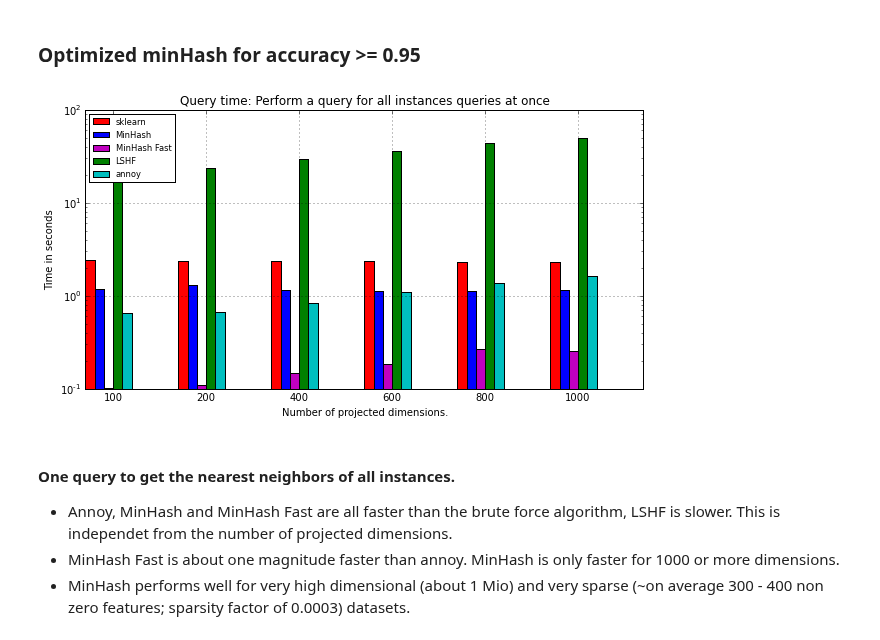
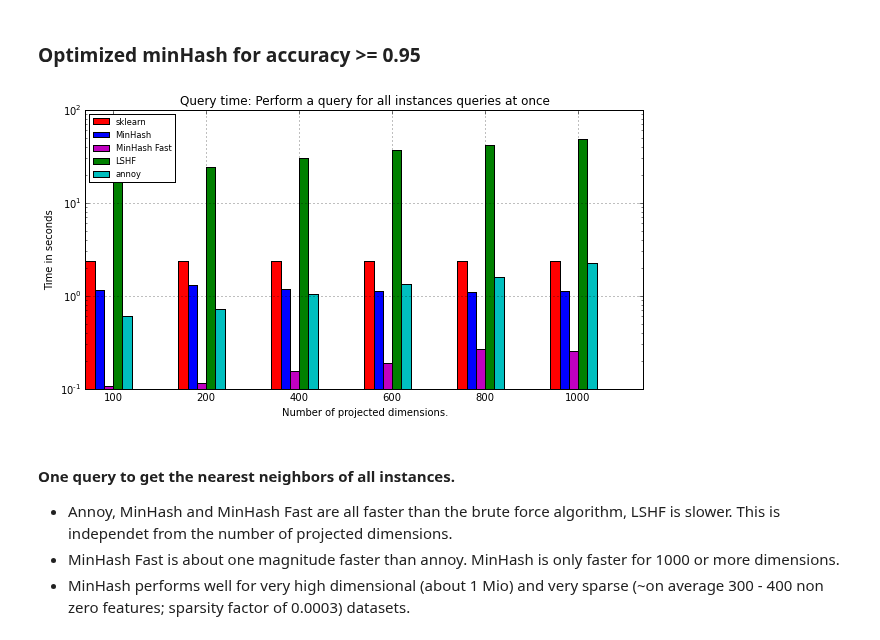
Before and after one commit to joachimwolff/sparse-neighbors-search, a Jupyter notebook: example/benchmark_bursi.ipynb, the cells around one changed output. Cells and saved outputs as stored; diff of their text form; code cells hidden in the pictures.

```diff
--- a/example/benchmark_bursi.ipynb
+++ b/example/benchmark_bursi.ipynb
@@ -70,12 +70,12 @@ n_neighbors_minHash = 10
 returnValuesBursi = measure_performance(datasetBursi, minHashOptimal, n_neighbors_sklearn, n_neighbors_minHash,
                                         number_of_hashfunctions=[100, 200, 400, 600, 800, 1000])
 # %%
-plotData(data=returnValuesBursi[4:9], color=["r", "b", "m", "g", "c"], label=["sklearn", "MinHash", "MinHash Fast", "LSHF", "annoy"],
+plotData(data=returnValuesBursi[5:10], color=["r", "b", "m", "g", "c"], label=["sklearn", "MinHash", "MinHash Fast", "LSHF", "annoy"],
         xticks=["100", "200", "400", "600", "800", "1000"], ylabel="Time in seconds", number_of_instances=6,
         xlabel="Number of projected dimensions.",
          number_of_features=1, title='Query time: Perform a query for all instances queries at once')
 # %% [output]
-[figure, old version]
+[figure, new version]
 # %% [markdown]
 #### One query to get the nearest neighbors of all instances.
  * Annoy, MinHash and MinHash Fast are all faster than the brute force algorithm, LSHF is slower.
```
Also changed, not shown: parts of 3 cells of this notebook, 5 other files.
